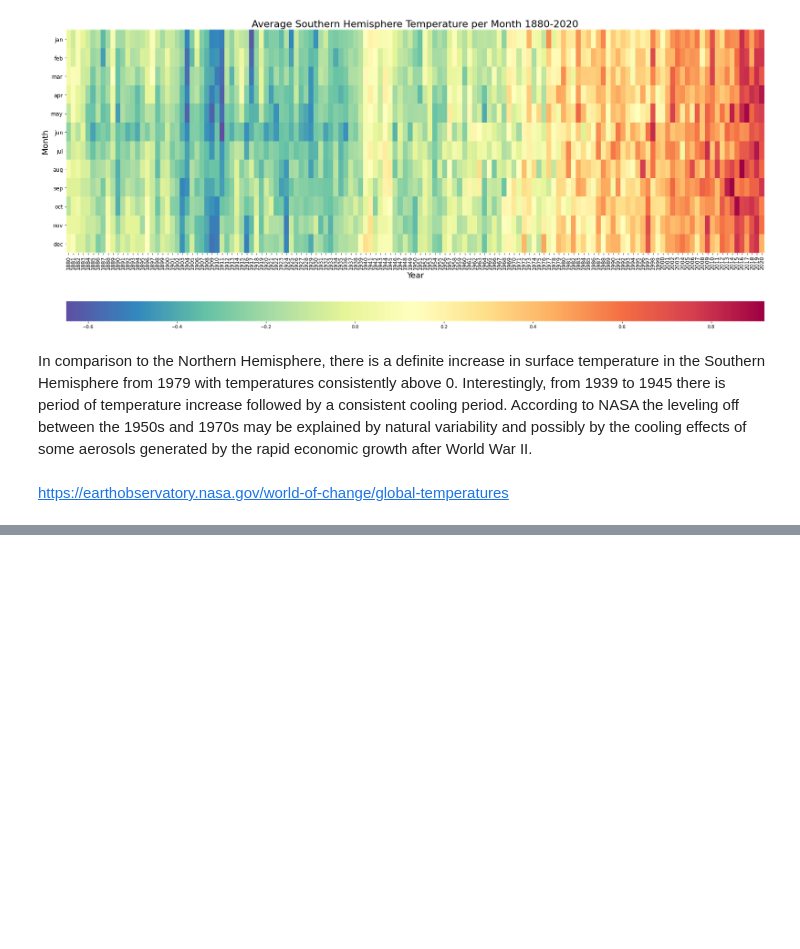
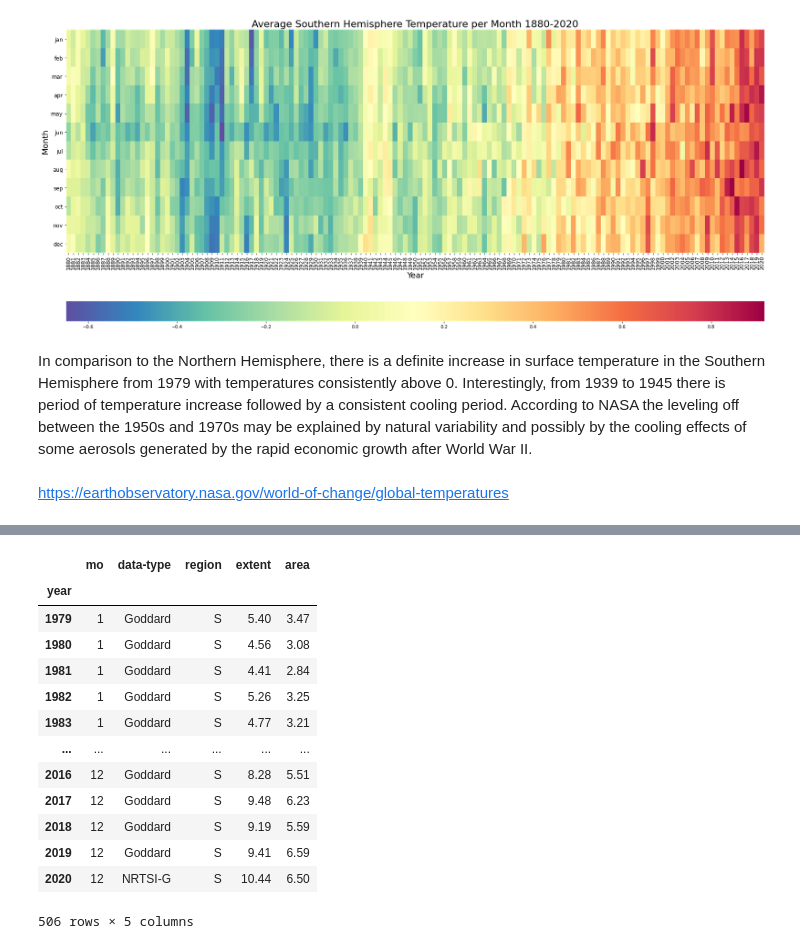
Before and after one commit to LisaHarrison08/globalWarming, a Jupyter notebook: Global Warming.ipynb, the cells around one changed output, grey strips where cells are left out. Cells and saved outputs as stored; diff of their text form; code cells hidden in the pictures; blank space fills up the shorter version.

```diff
--- a/Global Warming.ipynb
+++ b/Global Warming.ipynb
@@ -361,0 +434,36 @@ https://earthobservatory.nasa.gov/world-of-change/global-temperatures
+# %%
+# Read in North Hemisphere Monthly Data CSV file
+iceSJ = pd.read_csv("data/seaIce_South/S_01_extent_v3.0.csv")
+iceSF = pd.read_csv("data/seaIce_South/S_02_extent_v3.0.csv")
+iceSM = pd.read_csv("data/seaIce_South/S_03_extent_v3.0.csv")
+iceSA = pd.read_csv("data/seaIce_South/S_04_extent_v3.0.csv")
+iceSMa = pd.read_csv("data/seaIce_South/S_05_extent_v3.0.csv")
+iceSJu = pd.read_csv("data/seaIce_South/S_06_extent_v3.0.csv")
+iceSJul = pd.read_csv("data/seaIce_South/S_07_extent_v3.0.csv")
+iceSAu = pd.read_csv("data/seaIce_South/S_08_extent_v3.0.csv")
+iceSS = pd.read_csv("data/seaIce_South/S_09_extent_v3.0.csv")
+iceSO = pd.read_csv("data/seaIce_South/S_10_extent_v3.0.csv")
+iceSN = pd.read_csv("data/seaIce_South/S_11_extent_v3.0.csv")
+iceSD = pd.read_csv("data/seaIce_South/S_12_extent_v3.0.csv")
+iceSJu.head()
+
+# Combine all of the data files into a single df, format column names, and set datetime index
+iceSouth = iceSJ.append([iceSF,iceSM,iceSA,iceSMa,iceSJu,iceSJul,iceSAu,iceSS,iceSO,iceSN,iceSD])
+iceSouth.columns = ['year', 'mo','data-type','region','extent','area']
+iceSouth.set_index('year', inplace=True)
+iceSouth
+# %% [output]
+|  | mo | data-type | region | extent | area |
+| year |  |  |  |  |  |
+| 1979 | 1 | Goddard | S | 5.40 | 3.47 |
+| 1980 | 1 | Goddard | S | 4.56 | 3.08 |
+| 1981 | 1 | Goddard | S | 4.41 | 2.84 |
+| 1982 | 1 | Goddard | S | 5.26 | 3.25 |
+| 1983 | 1 | Goddard | S | 4.77 | 3.21 |
+| ... | ... | ... | ... | ... | ... |
+| 2016 | 12 | Goddard | S | 8.28 | 5.51 |
+| 2017 | 12 | Goddard | S | 9.48 | 6.23 |
+| 2018 | 12 | Goddard | S | 9.19 | 5.59 |
+| 2019 | 12 | Goddard | S | 9.41 | 6.59 |
+| 2020 | 12 | NRTSI-G | S | 10.44 | 6.50 |
+506 rows × 5 columns
```
Also changed, not shown: parts of 8 cells of this notebook, 27 other files.
